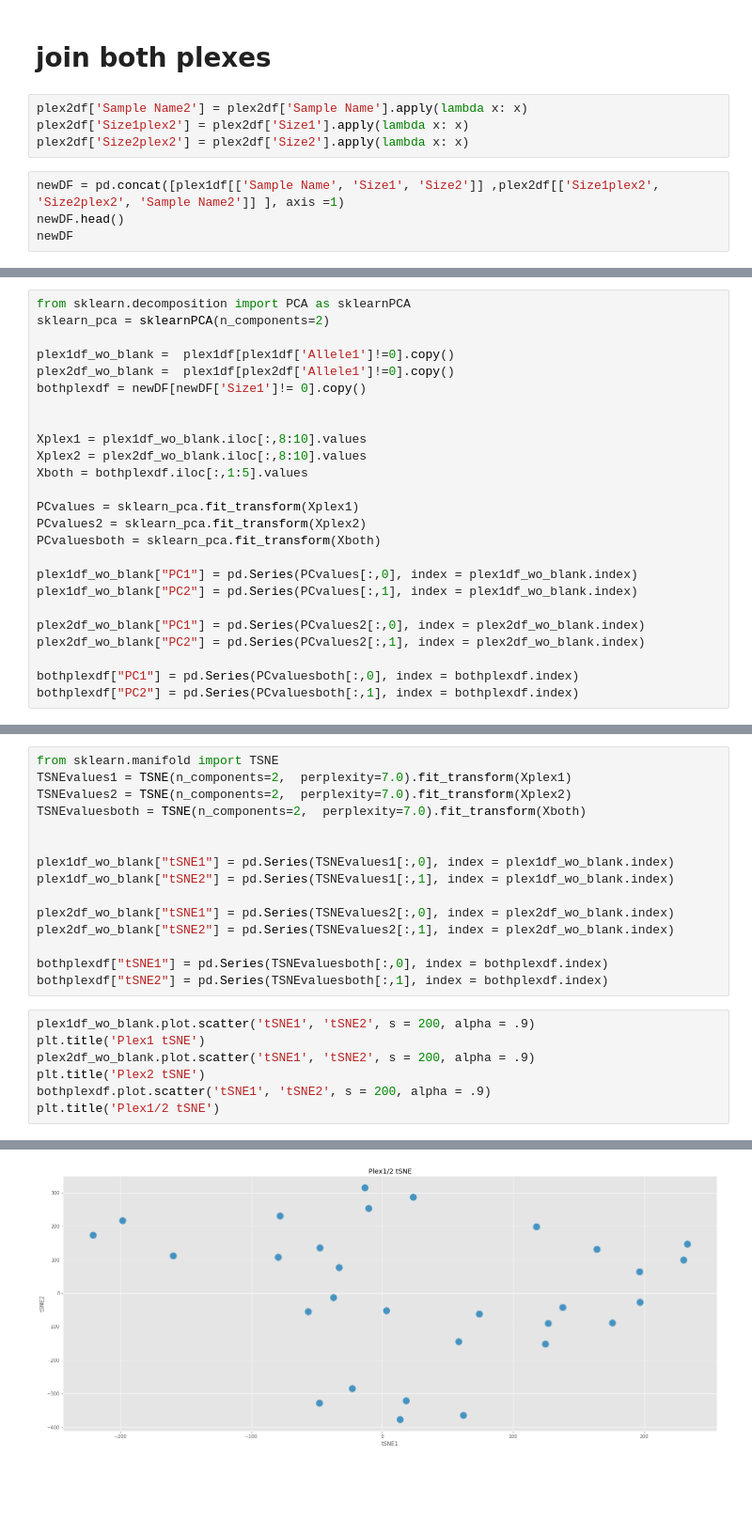
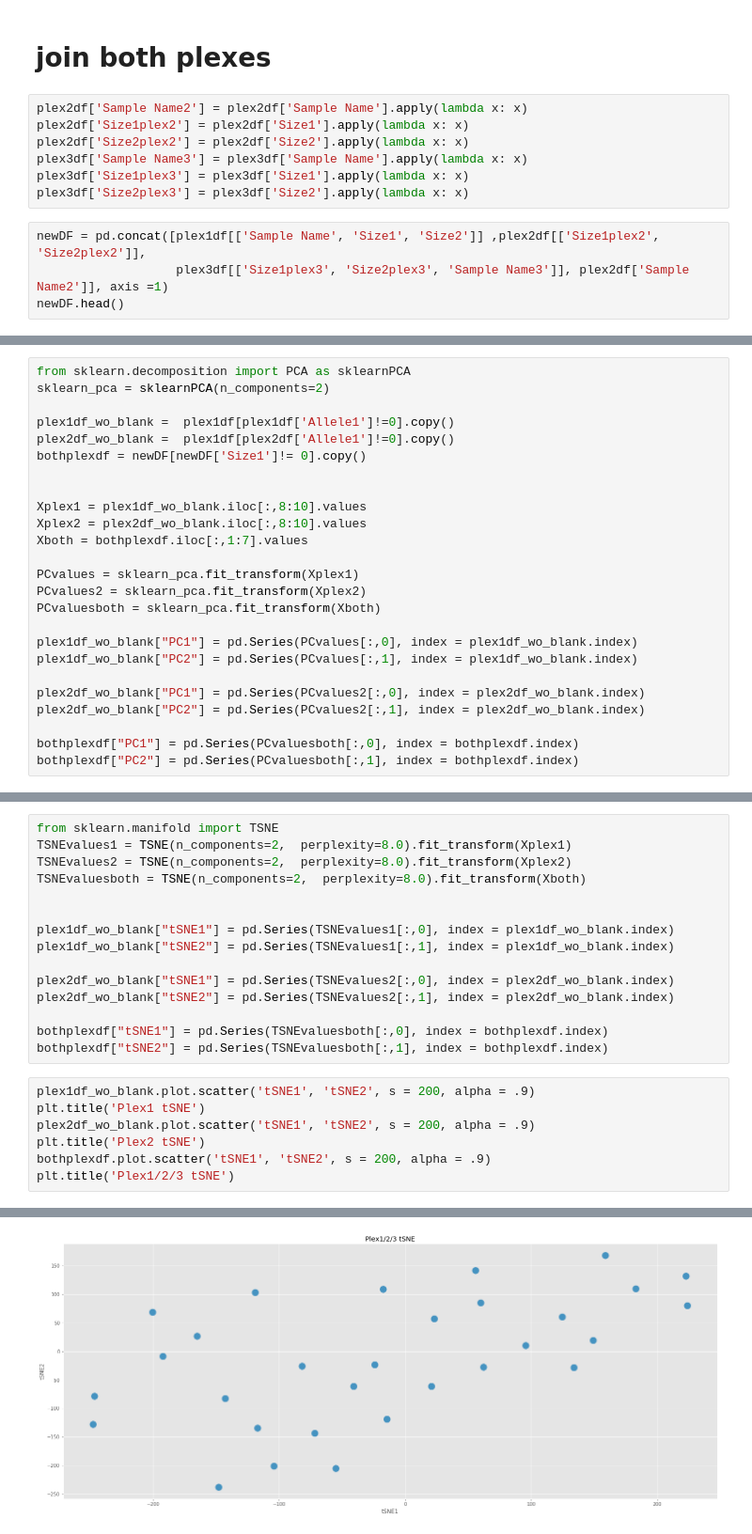
Before and after one commit to sanchestm/Sacramento-Perch-Microsatelite-Anaysis, a Jupyter notebook: microsat analysis sacramento perch.ipynb, the cells around one changed output, grey strips where cells are left out. Shown: that part at 94% size. Cells and saved outputs as stored; diff of their text form; blank space fills up the shorter version.

```diff
--- a/microsat analysis sacramento perch.ipynb
+++ b/microsat analysis sacramento perch.ipynb
@@ -140,8 +171,11 @@ the expected heterozigosity for plex 1 and 2 are respectively: (0.74777777777777
 plex2df['Sample Name2'] = plex2df['Sample Name'].apply(lambda x: x)
 plex2df['Size1plex2'] = plex2df['Size1'].apply(lambda x: x)
 plex2df['Size2plex2'] = plex2df['Size2'].apply(lambda x: x)
+plex3df['Sample Name3'] = plex3df['Sample Name'].apply(lambda x: x)
+plex3df['Size1plex3'] = plex3df['Size1'].apply(lambda x: x)
+plex3df['Size2plex3'] = plex3df['Size2'].apply(lambda x: x)
 # %%
-newDF = pd.concat([plex1df[['Sample Name', 'Size1', 'Size2']] ,plex2df[['Size1plex2', 'Size2plex2', 'Sample Name2']] ], axis =1)
+newDF = pd.concat([plex1df[['Sample Name', 'Size1', 'Size2']] ,plex2df[['Size1plex2', 'Size2plex2']],
+                   plex3df[['Size1plex3', 'Size2plex3', 'Sample Name3']], plex2df['Sample Name2']], axis =1)
 newDF.head()
-newDF
 # %% [output]
@@ -173,7 +196,7 @@ bothplexdf = newDF[newDF['Size1']!= 0].copy()
 
 Xplex1 = plex1df_wo_blank.iloc[:,8:10].values
 Xplex2 = plex2df_wo_blank.iloc[:,8:10].values
-Xboth = bothplexdf.iloc[:,1:5].values
+Xboth = bothplexdf.iloc[:,1:7].values
 
 PCvalues = sklearn_pca.fit_transform(Xplex1)
 PCvalues2 = sklearn_pca.fit_transform(Xplex2)
@@ -202,8 +225,8 @@ Text(0.5,1,'Plex1/2 PCA')
 # %%
 from sklearn.manifold import TSNE
-TSNEvalues1 = TSNE(n_components=2,  perplexity=7.0).fit_transform(Xplex1)
-TSNEvalues2 = TSNE(n_components=2,  perplexity=7.0).fit_transform(Xplex2)
-TSNEvaluesboth = TSNE(n_components=2,  perplexity=7.0).fit_transform(Xboth)
+TSNEvalues1 = TSNE(n_components=2,  perplexity=8.0).fit_transform(Xplex1)
+TSNEvalues2 = TSNE(n_components=2,  perplexity=8.0).fit_transform(Xplex2)
+TSNEvaluesboth = TSNE(n_components=2,  perplexity=8.0).fit_transform(Xboth)
 
 
 plex1df_wo_blank["tSNE1"] = pd.Series(TSNEvalues1[:,0], index = plex1df_wo_blank.index)
@@ -220,5 +243,5 @@ plt.title('Plex1 tSNE')
 plex2df_wo_blank.plot.scatter('tSNE1', 'tSNE2', s = 200, alpha = .9)
 plt.title('Plex2 tSNE')
 bothplexdf.plot.scatter('tSNE1', 'tSNE2', s = 200, alpha = .9)
-plt.title('Plex1/2 tSNE')
+plt.title('Plex1/2/3 tSNE')
 # %% [output]
@@ -228 +251 @@ Text(0.5,1,'Plex1/2 tSNE')
-[figure, old version]
+[figure, new version]
```
Also changed, not shown: parts of 9 cells of this notebook, 17 other files.
